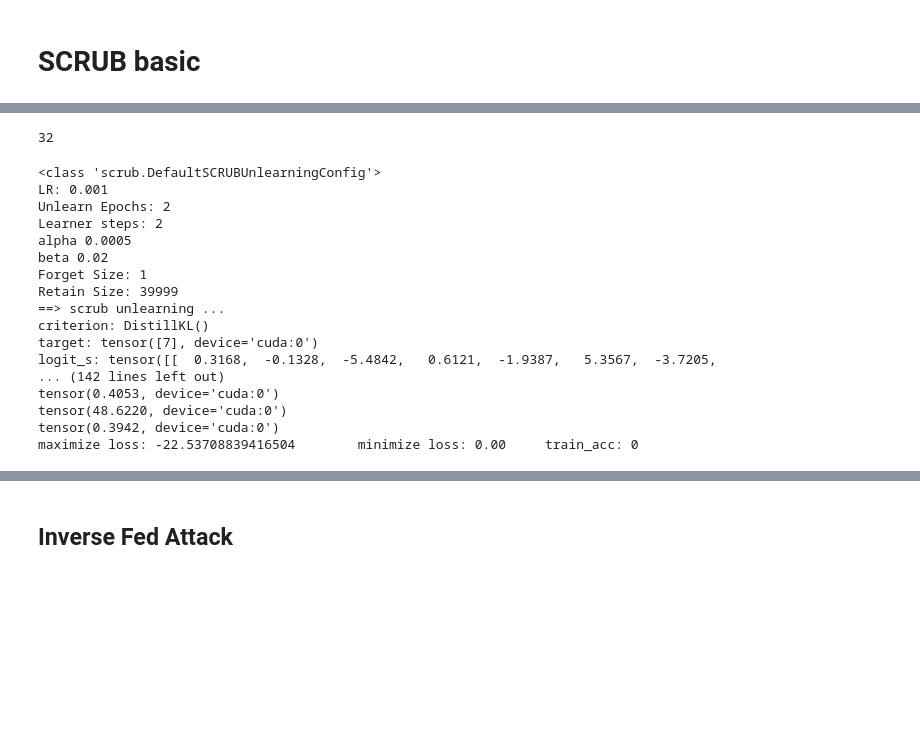
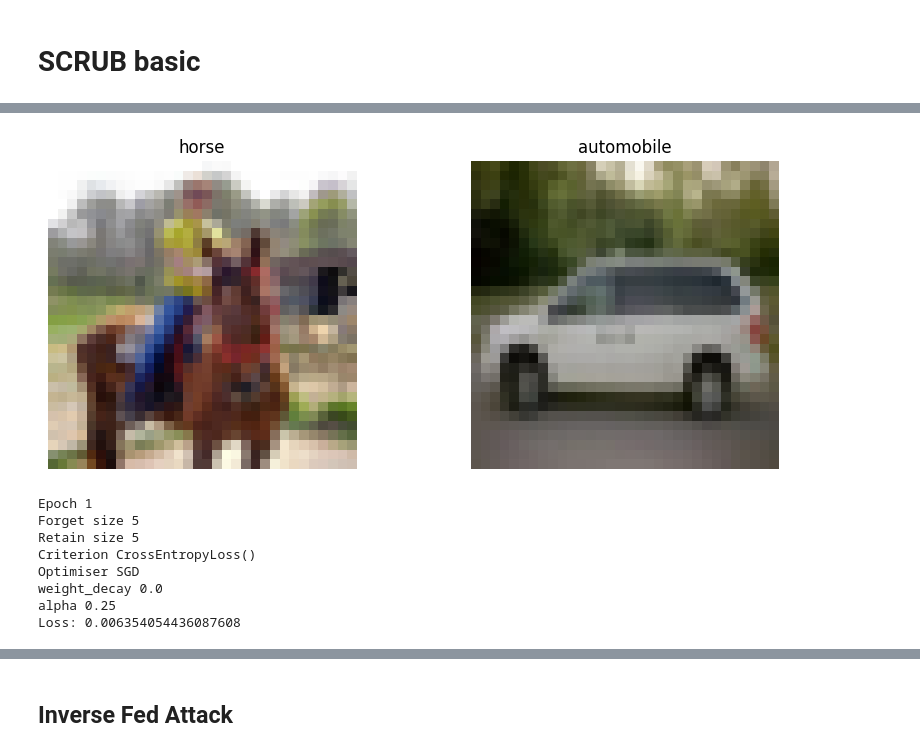
Before and after one commit to bobbihalsell/SafeUnlearning, a Jupyter notebook: src/attacks/InverseGrad/trial_negrad.ipynb, the cells around one changed output, grey strips where cells are left out. Saved outputs shown, nothing was run; the diff lists cells and outputs as text; code cells hidden in the pictures; blank space fills up the shorter version.

```diff
--- a/src/attacks/InverseGrad/trial_negrad.ipynb
+++ b/src/attacks/InverseGrad/trial_negrad.ipynb
@@ -296,41 +292,44 @@ To enable the following instructions: AVX2 FMA, in other operations, rebuild Ten
-# %%
-len(forget64_dataloader.dataset)
-# %% [output]
-32
+# %%
+# load and visualise data loader
+random.seed(42)
+torch.manual_seed(42)
+np.random.seed(42)
+
+forget_dataloader, retain_dataloader = get_forget_dataset(5, 5)
+
+visualise(forget_dataloader, 2)
+
+# labels =[label for x,label in forget_dataloader]
+# %% [output]
+[figure, added]
 # %%
 import importlib.util
 
 ## momentum set to 0
-MUNL_PATH = '/homes/vb524/Desktop/MUNL/munl/munl/unlearning/scrub.py'  #TODO: link to MUNL repo
-spec = importlib.util.spec_from_file_location("scrub", MUNL_PATH)
-scrub = importlib.util.module_from_spec(spec)
-spec.loader.exec_module(scrub)
+MUNL_PATH = '/homes/vb524/Desktop/MUNL/munl/munl/unlearning/neggradplus.py'  #TODO: link to MUNL repo
+spec = importlib.util.spec_from_file_location("neggradplus", MUNL_PATH)
+neggradplus = importlib.util.module_from_spec(spec)
+spec.loader.exec_module(neggradplus)
 
-scrublearner = scrub.SCRUBUnlearning
-cfg = scrub.DefaultSCRUBUnlearningConfig
+learner = neggradplus.NegGradPlus
+cfg = neggradplus.DefaultNegGradPlusUnlearningConfig
+
+
 
 original_model = resnet18(weights=None)
 original_model.fc = nn.Linear(512, 10)
 original_model.load_state_dict(torch.load(Path(ORIGINAL_MODEL / "exp1_original.pth")))
 original_model.to(device)
 
-unlearner = scrub.SCRUBUnlearning(cfg, device)
-new_model = unlearner.unlearn(original_model, retain1_dataloader, forget1_dataloader, val_loader)
+
+unlearner = neggradplus.NegGradPlus(cfg, device)
+new_model = unlearner.unlearn(original_model, retain_dataloader, forget_dataloader, val_loader)
 # %% [output]
-<class 'scrub.DefaultSCRUBUnlearningConfig'>
-LR: 0.001
-Unlearn Epochs: 2
-Learner steps: 2
-alpha 0.0005
-beta 0.02
-Forget Size: 1
-Retain Size: 39999
-==> scrub unlearning ...
-criterion: DistillKL()
-target: tensor([7], device='cuda:0')
-logit_s: tensor([[  0.3168,  -0.1328,  -5.4842,   0.6121,  -1.9387,   5.3567,  -3.7205,
-... (142 lines left out)
-tensor(0.4053, device='cuda:0')
-tensor(48.6220, device='cuda:0')
-tensor(0.3942, device='cuda:0')
-maximize loss: -22.53708839416504        minimize loss: 0.00     train_acc: 0
+Epoch 1
+Forget size 5
+Retain size 5
+Criterion CrossEntropyLoss()
+Optimiser SGD
+weight_decay 0.0
+alpha 0.25
+Loss: 0.006354054436087608
```
Also changed, not shown: parts of 11 cells of this notebook, 7 other files.
